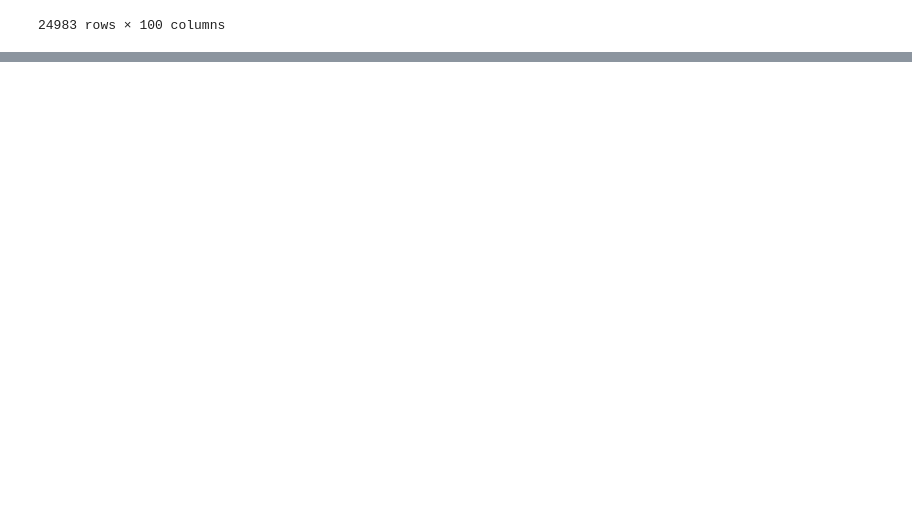
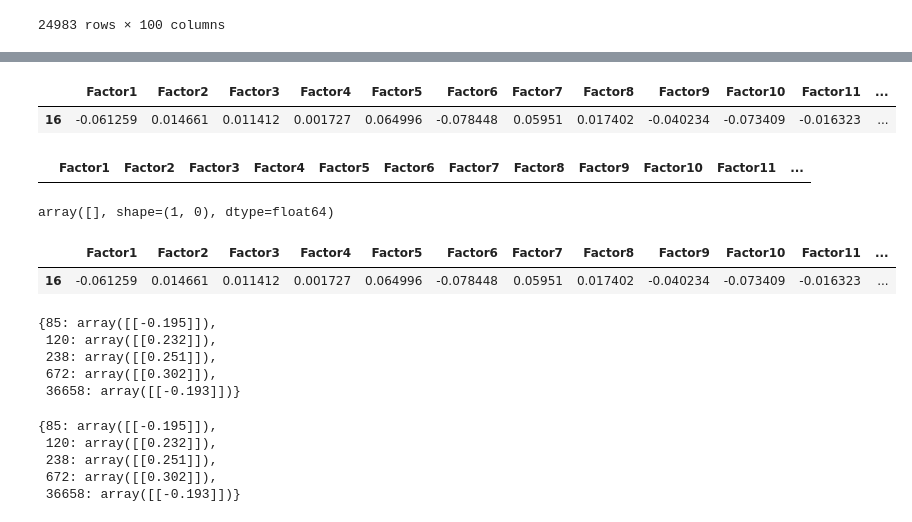
Before and after one commit to ah20776/CE888, a Jupyter notebook: Lab_4/my_recommender.ipynb, the cells around one changed output, grey strips where cells are left out. Cells and saved outputs as stored; diff of their text form; code cells hidden in the pictures; blank space fills up the shorter version.

```diff
--- a/Lab_4/my_recommender.ipynb
+++ b/Lab_4/my_recommender.ipynb
@@ -245,0 +307,52 @@ comparison_data
+# %%
+m_user_factors= m_df_Users[(m_df_Users["User"] == 5338)]
+m_user_factors = m_user_factors.drop('User', axis=1)
+m_user_factors
+# %% [output]
+|  | Factor1 | Factor2 | Factor3 | Factor4 | Factor5 | Factor6 | Factor7 | Factor8 | Factor9 | Factor10 | Factor11 | ... |
+| 16 | -0.061259 | 0.014661 | 0.011412 | 0.001727 | 0.064996 | -0.078448 | 0.05951 | 0.017402 | -0.040234 | -0.073409 | -0.016323 | ... |
+# %%
+movie_factors = m_df[(m_df["Movie ID"] == 72)]
+movie_factors = movie_factors.drop(["Movie ID", "Title"], axis=1)
+movie_factors
+# %% [output]
+|  | Factor1 | Factor2 | Factor3 | Factor4 | Factor5 | Factor6 | Factor7 | Factor8 | Factor9 | Factor10 | Factor11 | ... |
+# %%
+m_user_factors.values.dot(movie_factors.values.T)
+# %% [output]
+array([], shape=(1, 0), dtype=float64)
+# %%
+user_factors= m_df_Users[(m_df_Users["User"] == 5338)]
+user_factors = user_factors.drop('User', axis=1)
+user_factors
+# %% [output]
+|  | Factor1 | Factor2 | Factor3 | Factor4 | Factor5 | Factor6 | Factor7 | Factor8 | Factor9 | Factor10 | Factor11 | ... |
+| 16 | -0.061259 | 0.014661 | 0.011412 | 0.001727 | 0.064996 | -0.078448 | 0.05951 | 0.017402 | -0.040234 | -0.073409 | -0.016323 | ... |
+# %%
+movie_ids = [85, 120, 672, 238, 36658]
+ratings = {}
+for id in movie_ids:
+  movie_factors = m_df[(m_df["Movie ID"] == id)]
+  movie_factors = movie_factors.drop(["Movie ID", "Title"], axis=1)
+  ratings[id] = user_factors.values.dot(movie_factors.values.T)
+ratings
+# %% [output]
+{85: array([[-0.195]]),
+ 120: array([[0.232]]),
+ 238: array([[0.251]]),
+ 672: array([[0.302]]),
+ 36658: array([[-0.193]])}
+# %%
+movie_ids = [85, 120, 672, 238, 36658]
+ratings = {}
+for id in movie_ids:
+  movie_factors = m_df[(m_df["Movie ID"] == id)]
+  movie_factors = movie_factors.drop(["Movie ID", "Title"], axis=1)
+  ratings[id] = user_factors.values.dot(movie_factors.values.T)
+ratings
+# %% [output]
+{85: array([[-0.195]]),
+ 120: array([[0.232]]),
+ 238: array([[0.251]]),
+ 672: array([[0.302]]),
+ 36658: array([[-0.193]])}
```
Also changed, not shown: parts of 6 cells of this notebook.
